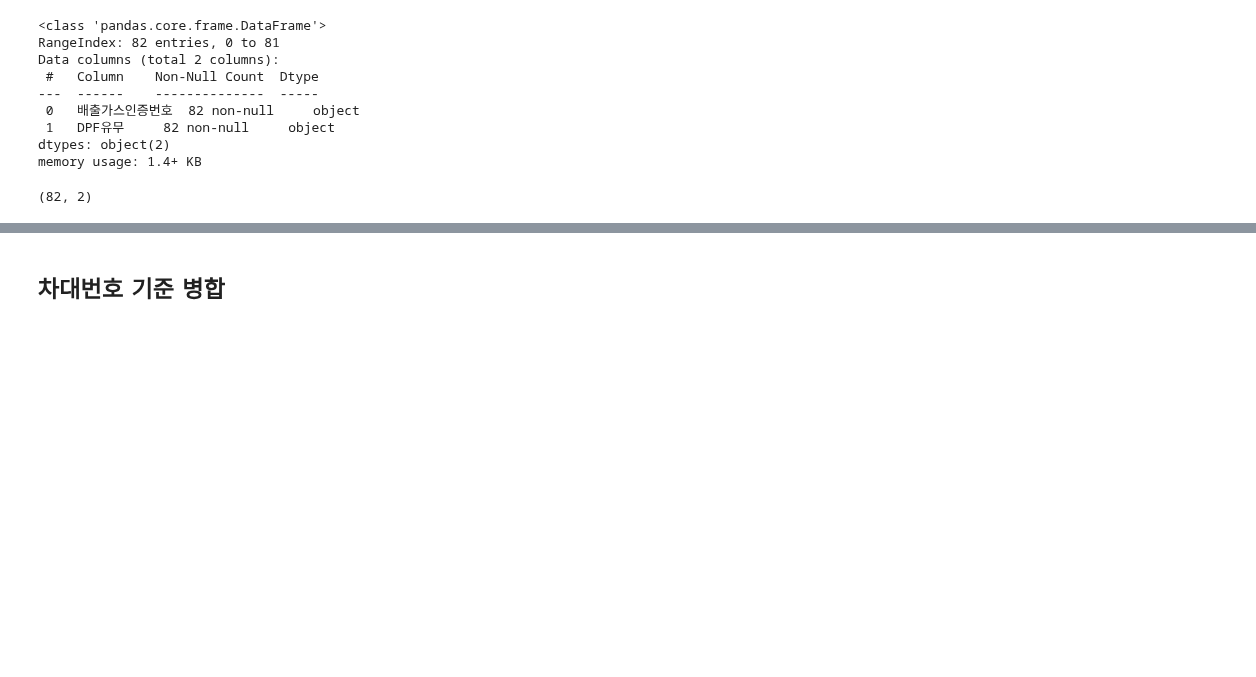
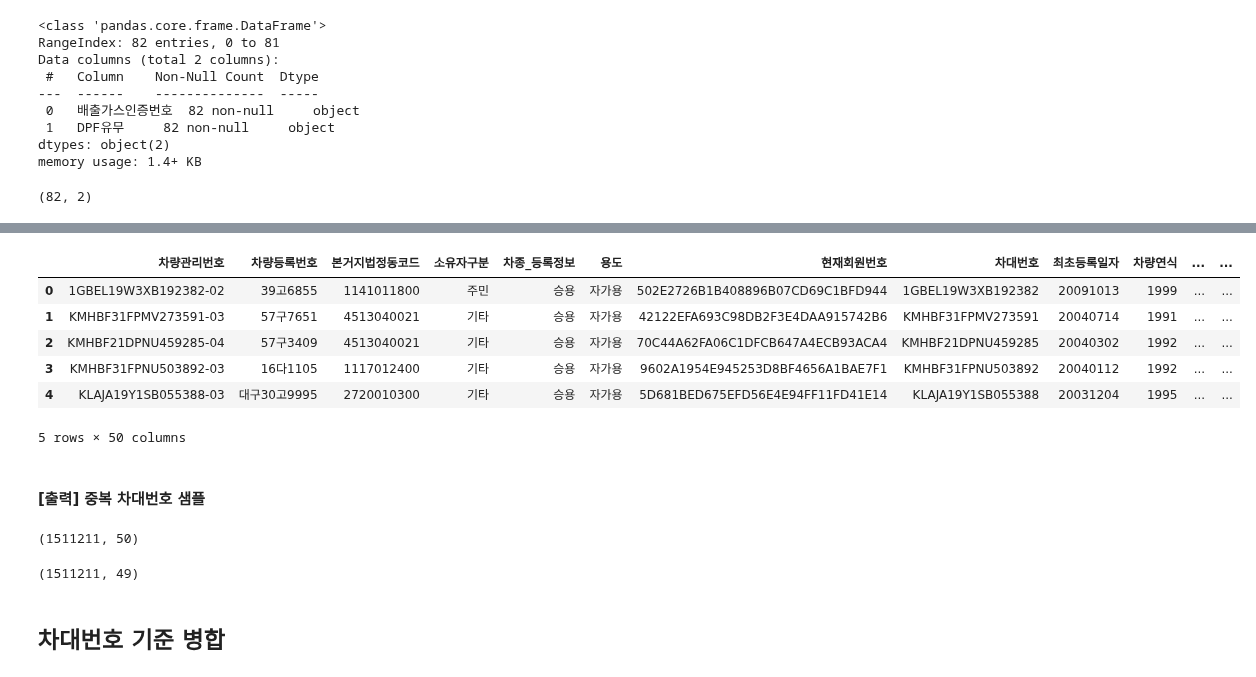
Before and after one commit to kbjung/wabotech, a Jupyter notebook: car_big_data_2/[BD3][G4]분류통계.ipynb, the cells around one changed output, grey strips where cells are left out. Drawn from its saved outputs; the diff is of its cells as text; code cells hidden in the pictures; blank space fills up the shorter version.

```diff
--- a/car_big_data_2/[BD3][G4]분류통계.ipynb
+++ b/car_big_data_2/[BD3][G4]분류통계.ipynb
@@ -93,0 +153,13 @@ euro.shape
+# %%
+dupl_vin = df[df['dupl'] == True].sort_values(['최초등록일자', '배출가스검사유효일자'], ascending=False).reset_index(drop=True)
+dupl_vin.head()
+# %% [output]
+|  | 차량관리번호 | 차량등록번호 | 본거지법정동코드 | 소유자구분 | 차종_등록정보 | 용도 | 현재회원번호 | 차대번호 | 최초등록일자 | 차량연식 | ... | ... |
+| 0 | 1GBEL19W3XB192382-02 | 39고6855 | 1141011800 | 주민 | 승용 | 자가용 | 502E2726B1B408896B07CD69C1BFD944 | 1GBEL19W3XB192382 | 20091013 | 1999 | ... | ... |
+| 1 | KMHBF31FPMV273591-03 | 57구7651 | 4513040021 | 기타 | 승용 | 자가용 | 42122EFA693C98DB2F3E4DAA915742B6 | KMHBF31FPMV273591 | 20040714 | 1991 | ... | ... |
+| 2 | KMHBF21DPNU459285-04 | 57구3409 | 4513040021 | 기타 | 승용 | 자가용 | 70C44A62FA06C1DFCB647A4ECB93ACA4 | KMHBF21DPNU459285 | 20040302 | 1992 | ... | ... |
+| 3 | KMHBF31FPNU503892-03 | 16다1105 | 1117012400 | 기타 | 승용 | 자가용 | 9602A1954E945253D8BF4656A1BAE7F1 | KMHBF31FPNU503892 | 20040112 | 1992 | ... | ... |
+| 4 | KLAJA19Y1SB055388-03 | 대구30고9995 | 2720010300 | 기타 | 승용 | 자가용 | 5D681BED675EFD56E4E94FF11FD41E14 | KLAJA19Y1SB055388 | 20031204 | 1995 | ... | ... |
+5 rows × 50 columns
+# %% [markdown]
+#### [출력] 중복 차대번호 샘플
@@ -94,3 +168,14 @@ euro.shape
+# %%
+df = df.sort_values(['최초등록일자', '배출가스검사유효일자'], ascending=False).drop_duplicates('차대번호').reset_index(drop=True)
+df.shape
+# %% [output]
+(1511211, 50)
+# %%
+# 중복 여부 컬럼 삭제
+df = df.drop('dupl', axis=1)
+df.shape
+# %% [output]
+(1511211, 49)
 # %% [markdown]
 ## 차대번호 기준 병합
 # %%
```
Also changed, not shown: parts of 86 cells of this notebook.
